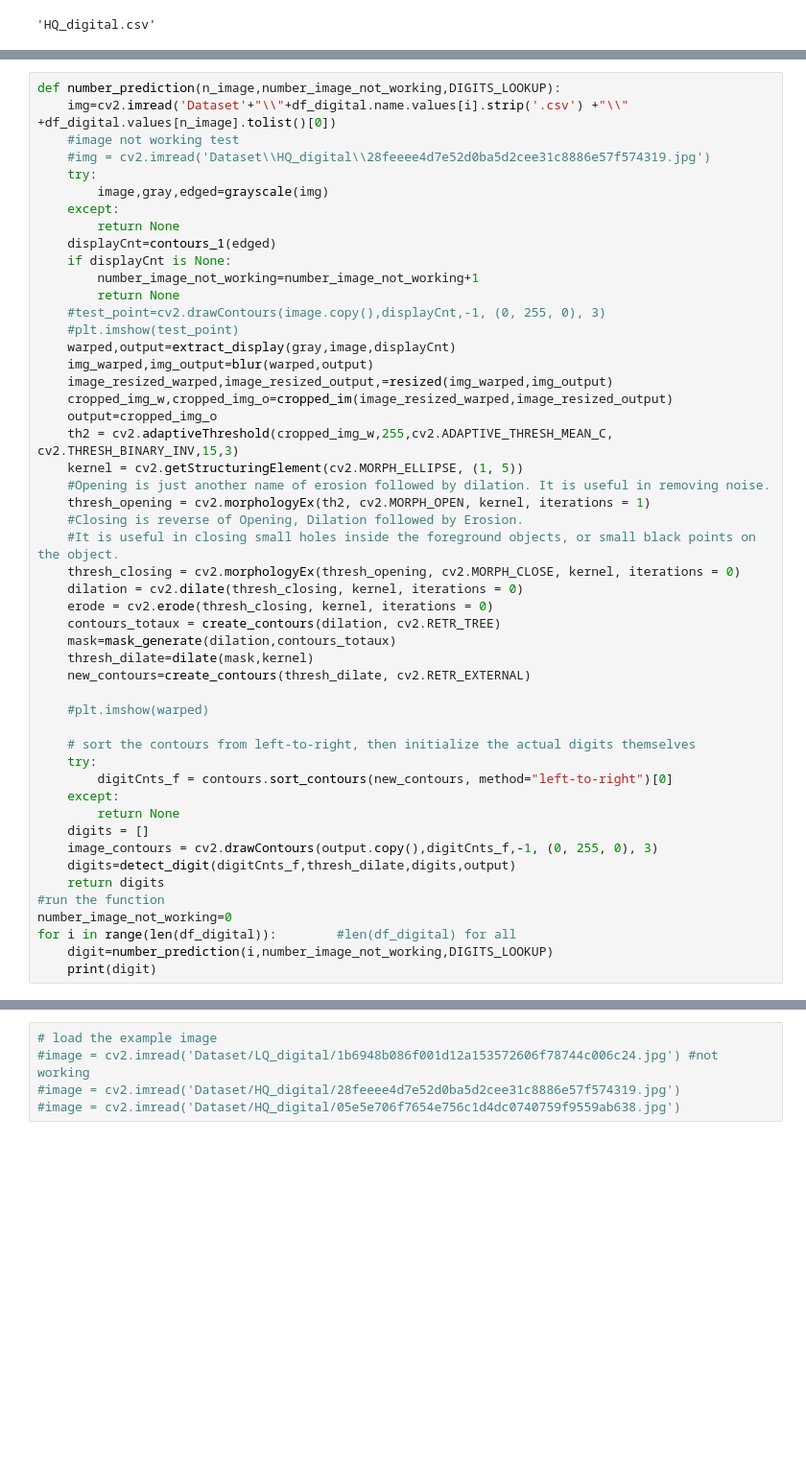
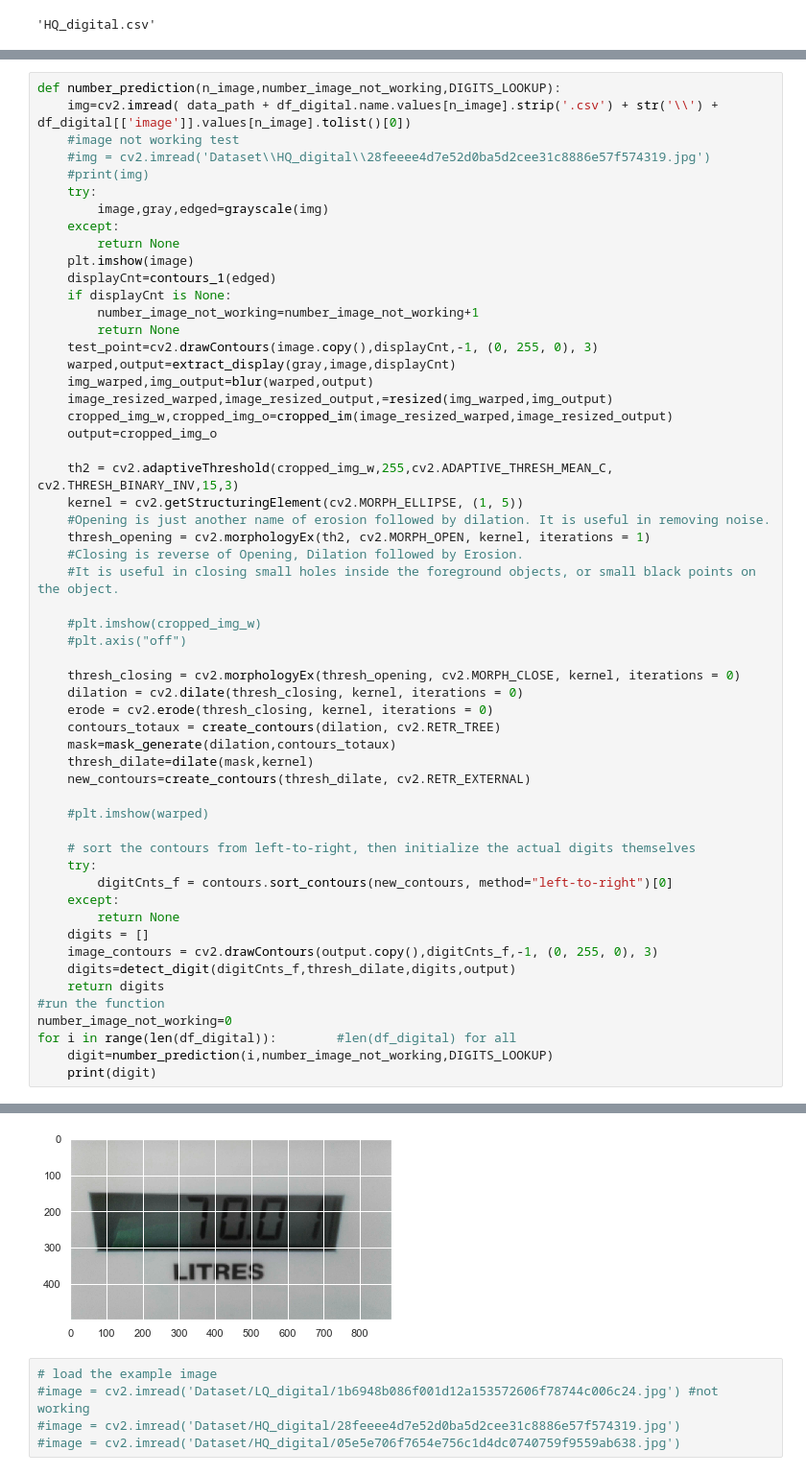
Before and after one commit to raphaaael95/Eleven_study, a Jupyter notebook: RAN_Digital_AM-minimal-looped.ipynb, the cells around one changed output, grey strips where cells are left out. Shown: that part at 96% size. Drawn from its saved outputs; the diff is of its cells as text; blank space fills up the shorter version.

```diff
--- a/RAN_Digital_AM-minimal-looped.ipynb
+++ b/RAN_Digital_AM-minimal-looped.ipynb
@@ -90,29 +91,35 @@ df_digital.name.values[i].strip('.csv')
 # %%
 def number_prediction(n_image,number_image_not_working,DIGITS_LOOKUP):
-    img=cv2.imread('Dataset'+"\\"+df_digital.name.values[i].strip('.csv') +"\\" +df_digital.values[n_image].tolist()[0])
+    img=cv2.imread( data_path + df_digital.name.values[n_image].strip('.csv') + str('\\') + df_digital[['image']].values[n_image].tolist()[0])
     #image not working test
     #img = cv2.imread('Dataset\\HQ_digital\\28feeee4d7e52d0ba5d2cee31c8886e57f574319.jpg')
+    #print(img)
     try:
         image,gray,edged=grayscale(img)
     except:
         return None
+    plt.imshow(image)
     displayCnt=contours_1(edged)
     if displayCnt is None:
         number_image_not_working=number_image_not_working+1
         return None
-    #test_point=cv2.drawContours(image.copy(),displayCnt,-1, (0, 255, 0), 3)
-    #plt.imshow(test_point)
+    test_point=cv2.drawContours(image.copy(),displayCnt,-1, (0, 255, 0), 3)
     warped,output=extract_display(gray,image,displayCnt)
     img_warped,img_output=blur(warped,output)
     image_resized_warped,image_resized_output,=resized(img_warped,img_output)
     cropped_img_w,cropped_img_o=cropped_im(image_resized_warped,image_resized_output)
     output=cropped_img_o
+
     th2 = cv2.adaptiveThreshold(cropped_img_w,255,cv2.ADAPTIVE_THRESH_MEAN_C, cv2.THRESH_BINARY_INV,15,3)
     kernel = cv2.getStructuringElement(cv2.MORPH_ELLIPSE, (1, 5))
     #Opening is just another name of erosion followed by dilation. It is useful in removing noise.
     thresh_opening = cv2.morphologyEx(th2, cv2.MORPH_OPEN, kernel, iterations = 1)
     #Closing is reverse of Opening, Dilation followed by Erosion.
     #It is useful in closing small holes inside the foreground objects, or small black points on the object.
+
+    #plt.imshow(cropped_img_w)
+    #plt.axis("off")
+
     thresh_closing = cv2.morphologyEx(thresh_opening, cv2.MORPH_CLOSE, kernel, iterations = 0)
     dilation = cv2.dilate(thresh_closing, kernel, iterations = 0)
     erode = cv2.erode(thresh_closing, kernel, iterations = 0)
@@ -128,33 +135,34 @@ def number_prediction(n_image,number_image_not_working,DIGITS_LOOKUP):
         digitCnts_f = contours.sort_contours(new_contours, method="left-to-right")[0]
     except:
         return None
     digits = []
     image_contours = cv2.drawContours(output.copy(),digitCnts_f,-1, (0, 255, 0), 3)
     digits=detect_digit(digitCnts_f,thresh_dilate,digits,output)
     return digits
 #run the function
 number_image_not_working=0
 for i in range(len(df_digital)):        #len(df_digital) for all
     digit=number_prediction(i,number_image_not_working,DIGITS_LOOKUP)
     print(digit)
 # %% [output]
 [3, 1, 1, 0, 1]
 [2, 9, 1, 1, 1, 1]
 None
 None
 [1, 1, 1, 1, 1, 1]
 None
 [1, 1, 1, 1, 1, 1, 1, 1, 1, 1, 1]
 None
 [1, 1, 1, 1, 1, 1, 1]
 [1, 1, 1, 1, 1, 1, 1]
 None
 None
 ... (842 lines left out)
 None
 None
 None
 None
+[figure, added]
 # %%
 # load the example image
 #image = cv2.imread('Dataset/LQ_digital/1b6948b086f001d12a153572606f78744c006c24.jpg') #not working
```
Also changed, not shown: parts of 10 cells of this notebook.
